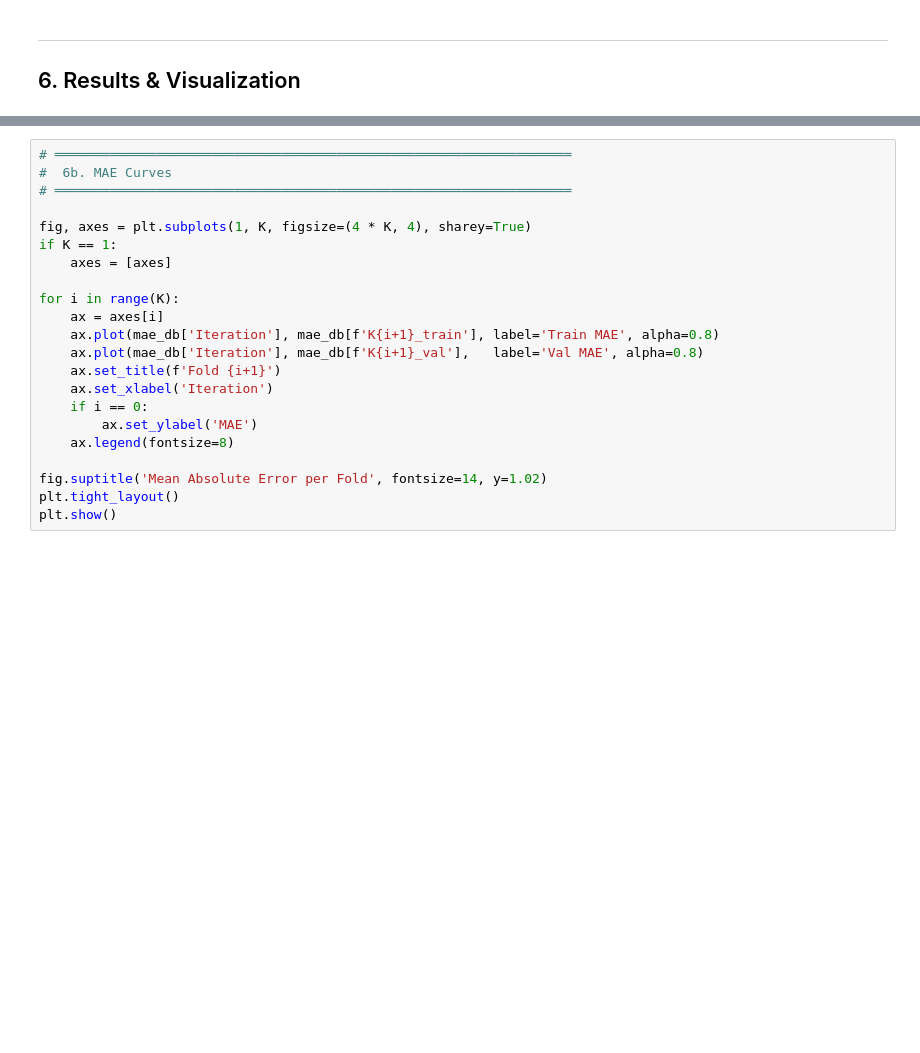
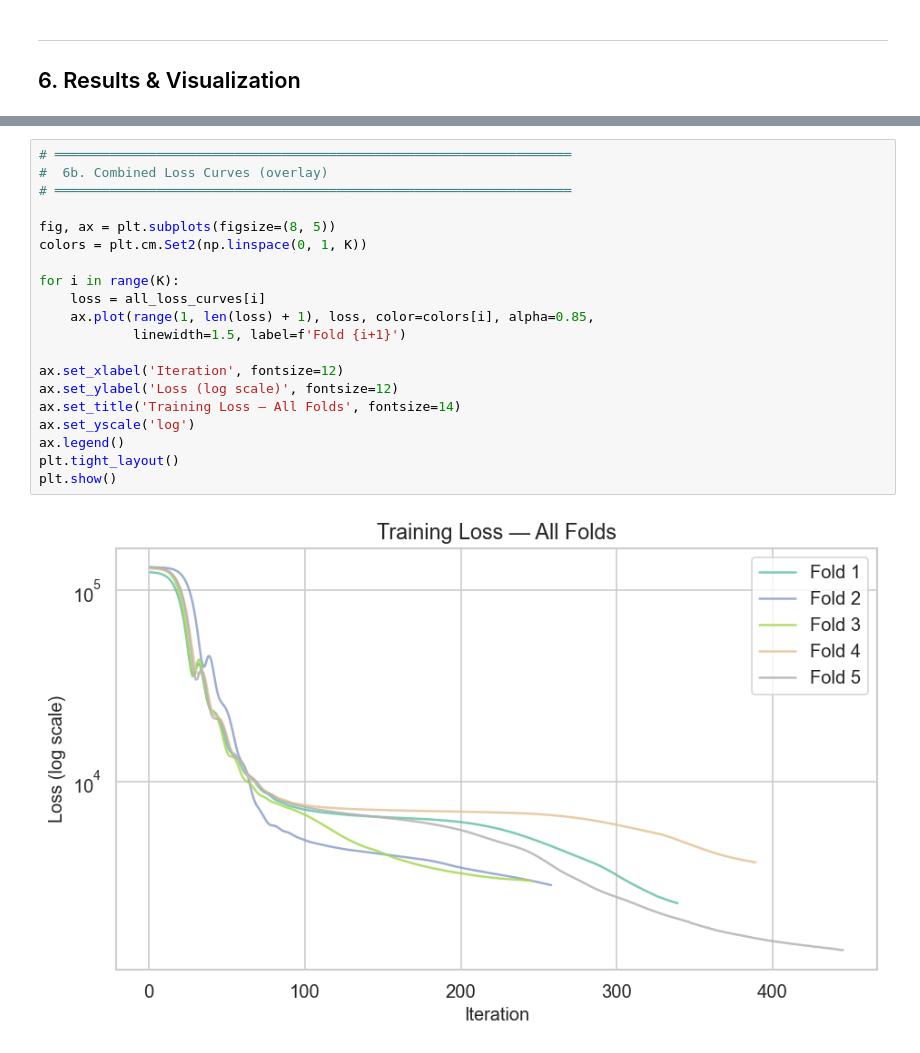
Before and after one commit to auraexe25/ThinFilm--Hardness-Prediction, a Jupyter notebook: Thin_Film_Hardness_Prediction.ipynb, the cells around one changed output, grey strips where cells are left out. Drawn from its saved outputs; the diff is of its cells as text; blank space fills up the shorter version.

```diff
--- a/Thin_Film_Hardness_Prediction.ipynb
+++ b/Thin_Film_Hardness_Prediction.ipynb
@@ -389,24 +435,24 @@ plt.show()
-# %%
-# ══════════════════════════════════════════════════════════════════
-#  6b. MAE Curves
-# ══════════════════════════════════════════════════════════════════
-
-fig, axes = plt.subplots(1, K, figsize=(4 * K, 4), sharey=True)
-if K == 1:
-    axes = [axes]
-
-for i in range(K):
-    ax = axes[i]
-    ax.plot(mae_db['Iteration'], mae_db[f'K{i+1}_train'], label='Train MAE', alpha=0.8)
-    ax.plot(mae_db['Iteration'], mae_db[f'K{i+1}_val'],   label='Val MAE', alpha=0.8)
-    ax.set_title(f'Fold {i+1}')
-    ax.set_xlabel('Iteration')
-    if i == 0:
-        ax.set_ylabel('MAE')
-    ax.legend(fontsize=8)
-
-fig.suptitle('Mean Absolute Error per Fold', fontsize=14, y=1.02)
-plt.tight_layout()
-plt.show()
+# %%
+# ══════════════════════════════════════════════════════════════════
+#  6b. Combined Loss Curves (overlay)
+# ══════════════════════════════════════════════════════════════════
+
+fig, ax = plt.subplots(figsize=(8, 5))
+colors = plt.cm.Set2(np.linspace(0, 1, K))
+
+for i in range(K):
+    loss = all_loss_curves[i]
+    ax.plot(range(1, len(loss) + 1), loss, color=colors[i], alpha=0.85,
+            linewidth=1.5, label=f'Fold {i+1}')
+
+ax.set_xlabel('Iteration', fontsize=12)
+ax.set_ylabel('Loss (log scale)', fontsize=12)
+ax.set_title('Training Loss — All Folds', fontsize=14)
+ax.set_yscale('log')
+ax.legend()
+plt.tight_layout()
+plt.show()
+# %% [output]
+[figure, added]
 # %%
 # ══════════════════════════════════════════════════════════════════
```
Also changed, not shown: parts of 22 cells of this notebook, 7 other files.
